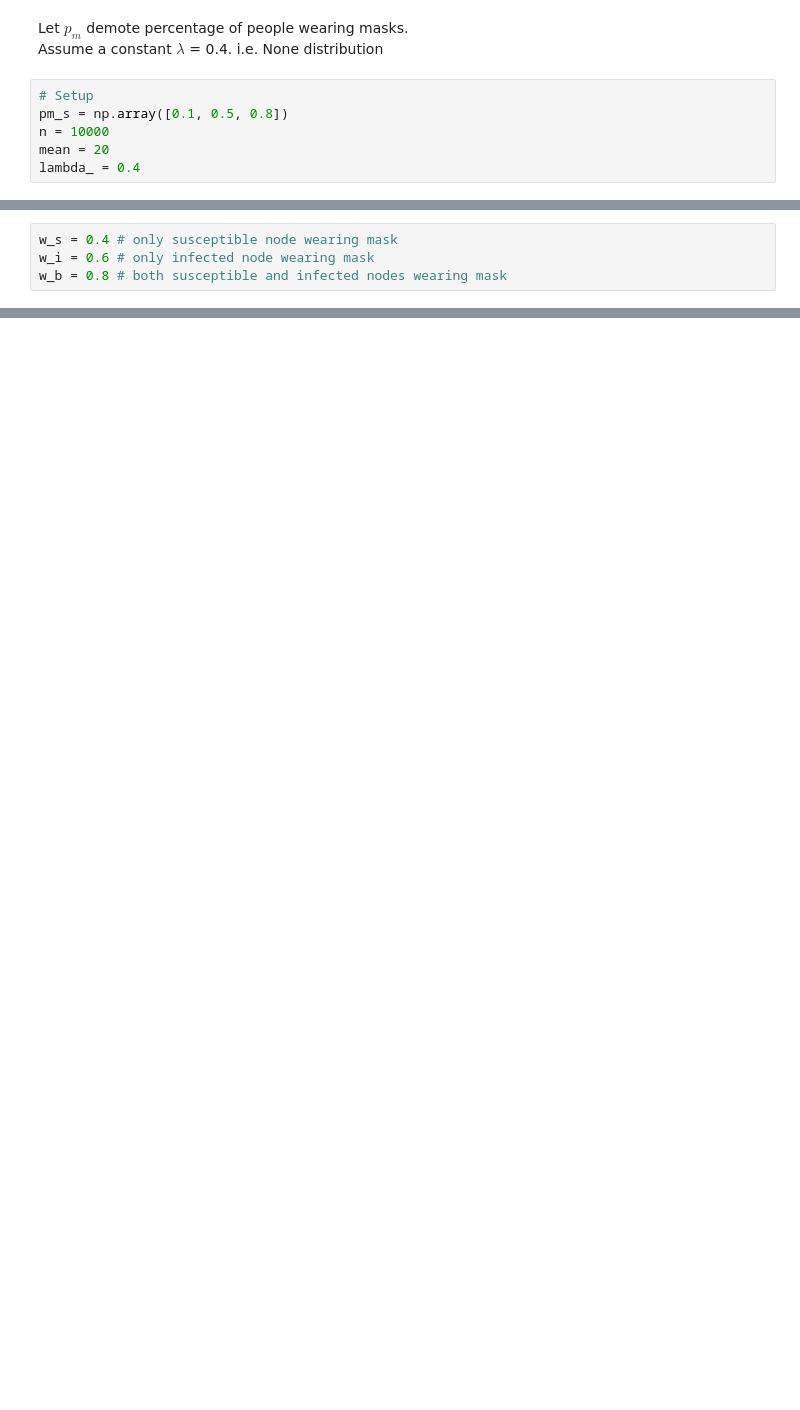
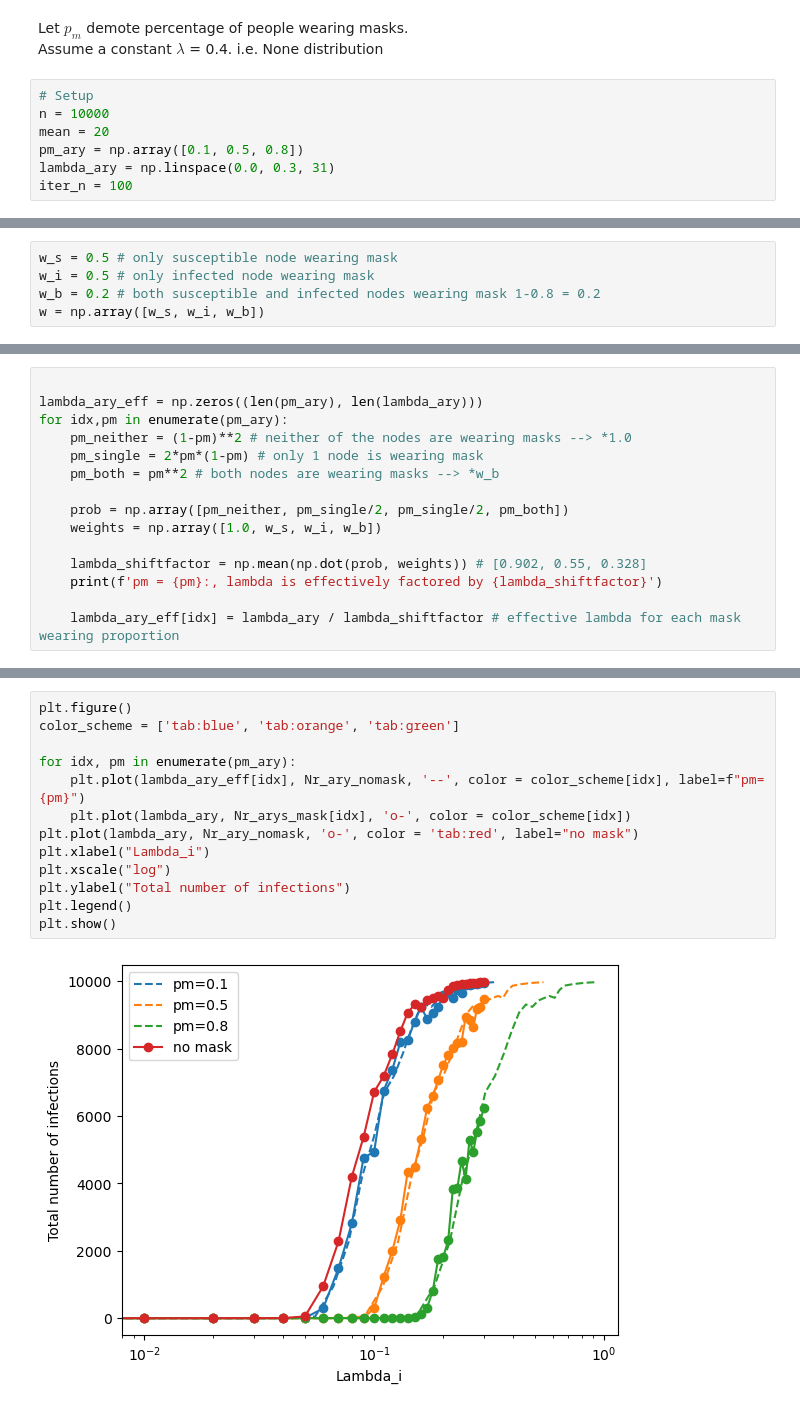
Before and after one commit to SunnyRT/SF5_network_analysis, a Jupyter notebook: experiments.ipynb, the cells around one changed output, grey strips where cells are left out. Drawn from its saved outputs; the diff is of its cells as text; blank space fills up the shorter version.

```diff
--- a/experiments.ipynb
+++ b/experiments.ipynb
@@ -350,7 +338,8 @@ Let $p_m$ demote percentage of people wearing masks. <br>
 Assume a constant $\lambda$ = 0.4. i.e. None distribution
 # %%
 # Setup
-pm_s = np.array([0.1, 0.5, 0.8])
 n = 10000
 mean = 20
-lambda_ = 0.4
+pm_ary = np.array([0.1, 0.5, 0.8])
+lambda_ary = np.linspace(0.0, 0.3, 31)
+iter_n = 100
@@ -361,4 +366,5 @@ The reduction in infection probability for both people wearing masks be $w_b$ =
 # %%
-w_s = 0.4 # only susceptible node wearing mask
-w_i = 0.6 # only infected node wearing mask
-w_b = 0.8 # both susceptible and infected nodes wearing mask
+w_s = 0.5 # only susceptible node wearing mask
+w_i = 0.5 # only infected node wearing mask
+w_b = 0.2 # both susceptible and infected nodes wearing mask 1-0.8 = 0.2
+w = np.array([w_s, w_i, w_b])
@@ -369,0 +490,15 @@ pm_2 = pm_s**2 # both nodes are wearing masks
+# %%
+
+lambda_ary_eff = np.zeros((len(pm_ary), len(lambda_ary)))
+for idx,pm in enumerate(pm_ary):
+    pm_neither = (1-pm)**2 # neither of the nodes are wearing masks --> *1.0
+    pm_single = 2*pm*(1-pm) # only 1 node is wearing mask
+    pm_both = pm**2 # both nodes are wearing masks --> *w_b
+
+    prob = np.array([pm_neither, pm_single/2, pm_single/2, pm_both])
+    weights = np.array([1.0, w_s, w_i, w_b])
+
+    lambda_shiftfactor = np.mean(np.dot(prob, weights)) # [0.902, 0.55, 0.328]
+    print(f'pm = {pm}:, lambda is effectively factored by {lambda_shiftfactor}')
+
+    lambda_ary_eff[idx] = lambda_ary / lambda_shiftfactor # effective lambda for each mask wearing proportion
@@ -369,0 +509,15 @@ pm_2 = pm_s**2 # both nodes are wearing masks
+# %%
+plt.figure()
+color_scheme = ['tab:blue', 'tab:orange', 'tab:green']
+
+for idx, pm in enumerate(pm_ary):
+    plt.plot(lambda_ary_eff[idx], Nr_ary_nomask, '--', color = color_scheme[idx], label=f"pm={pm}")
+    plt.plot(lambda_ary, Nr_arys_mask[idx], 'o-', color = color_scheme[idx])
+plt.plot(lambda_ary, Nr_ary_nomask, 'o-', color = 'tab:red', label="no mask")
+plt.xlabel("Lambda_i")
+plt.xscale("log")
+plt.ylabel("Total number of infections")
+plt.legend()
+plt.show()
+# %% [output]
+[figure, added]
```
Also changed, not shown: parts of 14 cells of this notebook, 1 other file.
